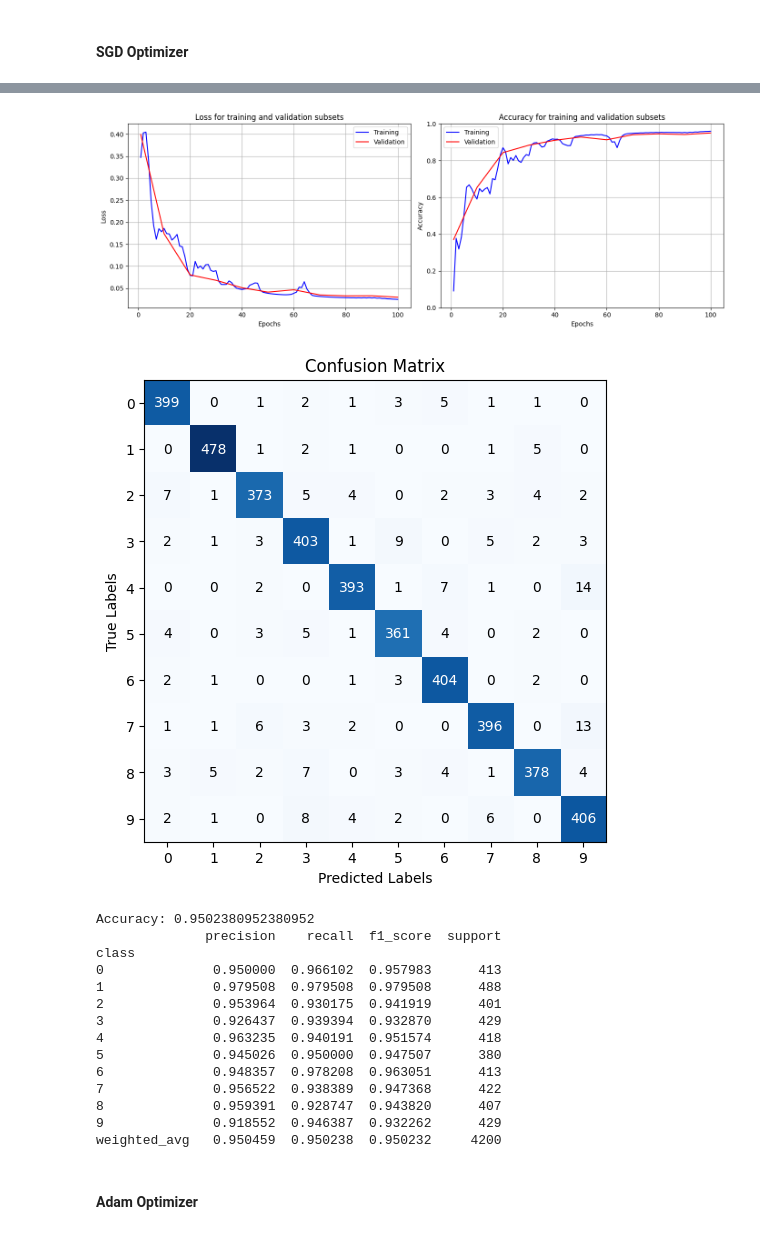
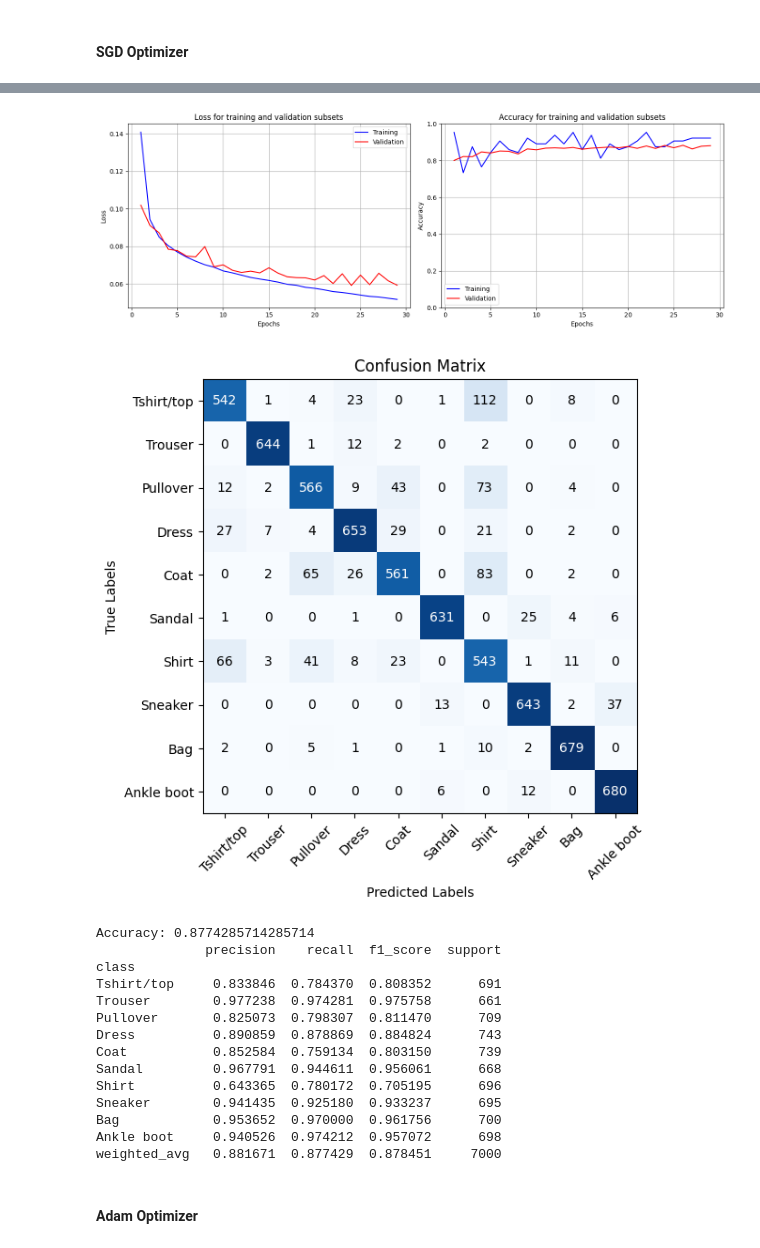
Before and after one commit to Optimization-and-Heuristics/NN-Project, a Jupyter notebook: code/NN.ipynb, the cells around one changed output, grey strips where cells are left out. Saved outputs shown, nothing was run; the diff lists cells and outputs as text; code cells hidden in the pictures.

```diff
--- a/code/NN.ipynb
+++ b/code/NN.ipynb
@@ -17,4 +17,6 @@ warnings.filterwarnings("ignore")
 # %%
-# URL: https://www.kaggle.com/datasets/animatronbot/mnist-digit-recognizer
-data = pd.read_csv('../datos/mnist_data.csv')
+# URL: https://www.kaggle.com/datasets/zalando-research/fashionmnist/data
+data1 = pd.read_csv('../datos/fashion-mnist_train.csv')
+data2 = pd.read_csv('../datos/fashion-mnist_test.csv')
+data = pd.concat([data1, data2])
 data = np.array(data)
@@ -52,7 +55,8 @@ X_test = X_test / 255
 #### Setup NN
 # %%
 layers_config = [
-    {'output_size': 784, 'activation': ReLU},
+    {'output_size': 512, 'activation': ReLU},
+    {'output_size': 256, 'activation': ReLU},
     {'output_size': 10, 'activation': Softmax}
 ]
 # %% [markdown]
@@ -164,6 +130,6 @@ weighted_avg   0.959876  0.959762  0.959754     4200
 # %%
 nn = NeuronalNetwork(784, layers_config)
-optimizer = GDOptimizer(learning_rate=1)
-trainer = Trainer(nn, optimizer, cross_entropy_loss, cross_entropy_loss_grad)
-loss, acc, val_info = trainer.train(X_train, Y_train,X_val,Y_val, epochs=260, print_every=20)
+optimizer = GDOptimizer(learning_rate=0.01)
+trainer = Trainer(nn, optimizer, cross_entropy_loss, cross_entropy_loss_grad, accuracy_evaluate, 128)
+loss, acc, val_info = trainer.train(X_train, Y_train,X_val,Y_val, epochs=60, print_every=10, early_stopping=True, patience=5, min_delta=1e-4)
 # %% [output]
@@ -190,28 +140,26 @@ KeyboardInterrupt:
-# %%
-train_info = {'loss': loss, 'acc': acc}
-plot_training_history_with_validation(train_info, val_info)
-# %% [output]
-[figure, removed]
 # %%
+train_info = {'loss': loss, 'acc': acc}
+plot_training_history_with_validation(train_info, val_info)
 Y_pred = predict(nn, X_test)
-accuracy, metrics = calculate_metrics(Y_pred, Y_test)
-confusion_matrix(Y_test, Y_pred, class_labels=range(10))
+accuracy, metrics = calculate_metrics(Y_pred, Y_test, class_labels=labels)
+confusion_matrix(Y_test, Y_pred, class_labels=labels, incline=True)
 print_metrics(accuracy,metrics)
 # %% [output]
-[figure, old version]
+[figure, new version]
+[figure, added]
-Accuracy: 0.9502380952380952
+Accuracy: 0.8774285714285714
               precision    recall  f1_score  support
 class
-0              0.950000  0.966102  0.957983      413
-1              0.979508  0.979508  0.979508      488
-2              0.953964  0.930175  0.941919      401
-3              0.926437  0.939394  0.932870      429
-4              0.963235  0.940191  0.951574      418
-5              0.945026  0.950000  0.947507      380
-6              0.948357  0.978208  0.963051      413
-7              0.956522  0.938389  0.947368      422
-8              0.959391  0.928747  0.943820      407
-9              0.918552  0.946387  0.932262      429
-weighted_avg   0.950459  0.950238  0.950232     4200
+Tshirt/top     0.833846  0.784370  0.808352      691
+Trouser        0.977238  0.974281  0.975758      661
+Pullover       0.825073  0.798307  0.811470      709
+Dress          0.890859  0.878869  0.884824      743
+Coat           0.852584  0.759134  0.803150      739
+Sandal         0.967791  0.944611  0.956061      668
+Shirt          0.643365  0.780172  0.705195      696
+Sneaker        0.941435  0.925180  0.933237      695
+Bag            0.953652  0.970000  0.961756      700
+Ankle boot     0.940526  0.974212  0.957072      698
+weighted_avg   0.881671  0.877429  0.878451     7000
 # %% [markdown]
 #### Adam Optimizer
```
Also changed, not shown: parts of 112 cells of this notebook.
